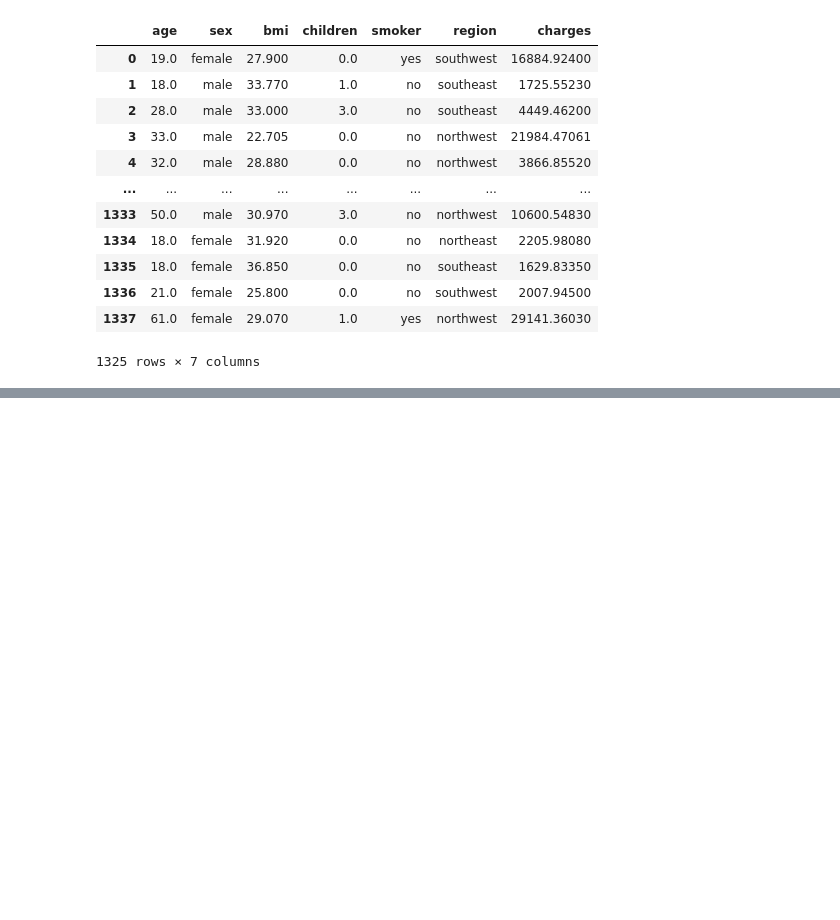
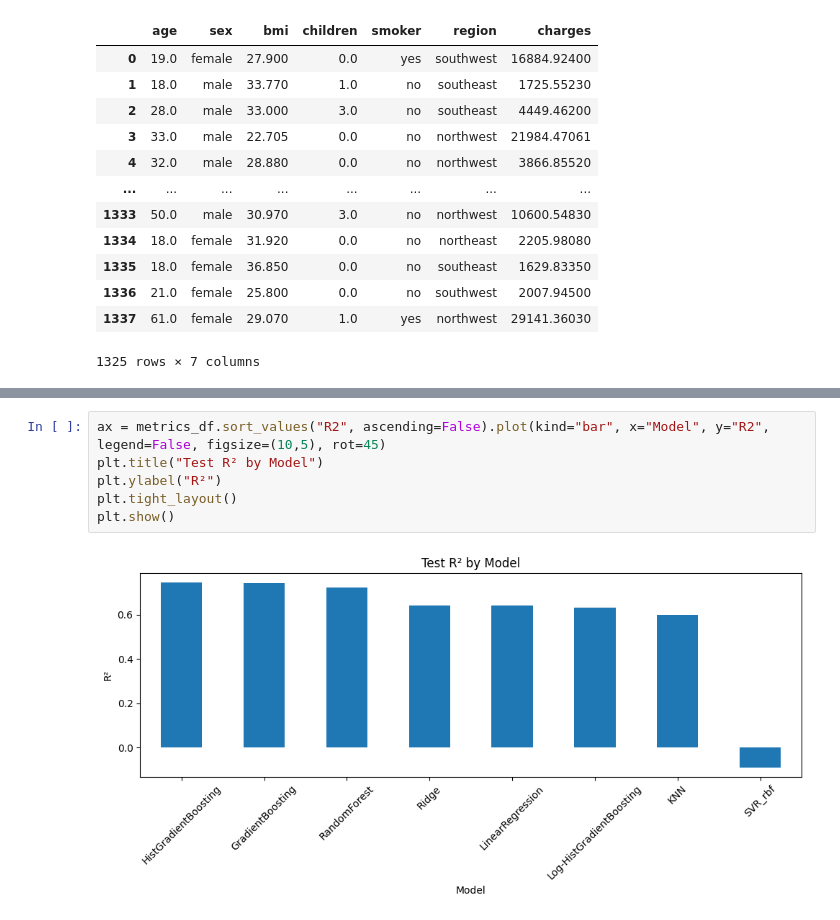
Before and after one commit to yosriawedi/ML-Project-Insurance, a Jupyter notebook: NeuroNova.ipynb, the cells around one changed output, grey strips where cells are left out. Drawn from its saved outputs; the diff is of its cells as text; blank space fills up the shorter version.

```diff
--- a/NeuroNova.ipynb
+++ b/NeuroNova.ipynb
@@ -814,0 +1344,8 @@ fatal: not a git repository (or any of the parent directories): .git
+# %%
+ax = metrics_df.sort_values("R2", ascending=False).plot(kind="bar", x="Model", y="R2", legend=False, figsize=(10,5), rot=45)
+plt.title("Test R² by Model")
+plt.ylabel("R²")
+plt.tight_layout()
+plt.show()
+# %% [output]
+[figure, added]
```
Also changed, not shown: parts of 104 cells of this notebook, 8 other files.
